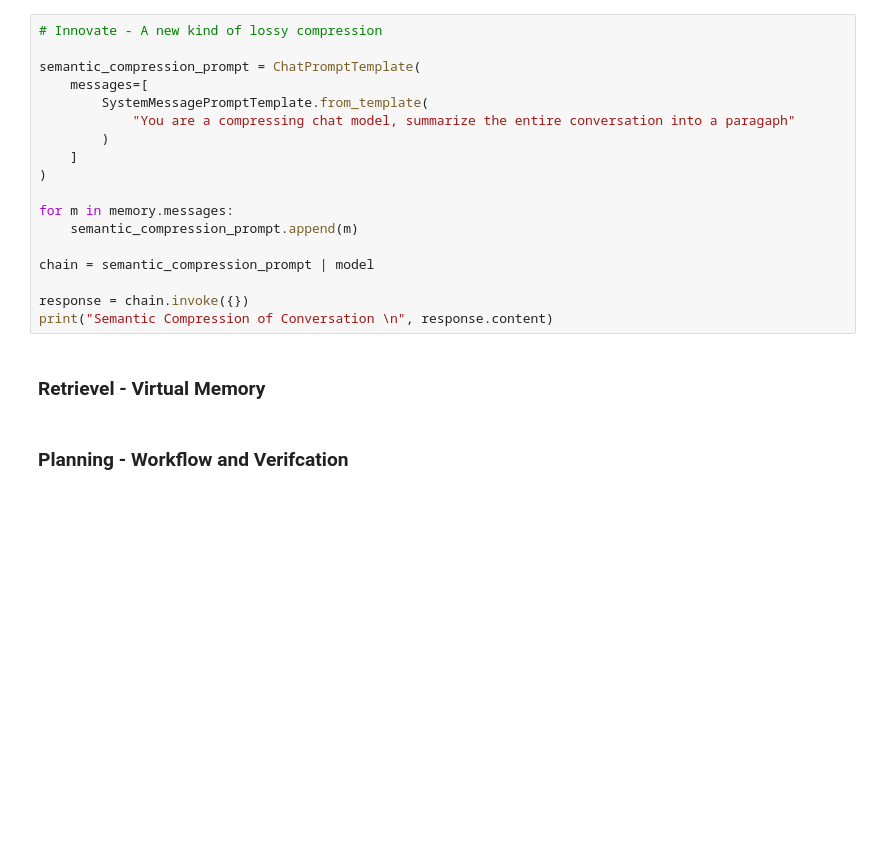
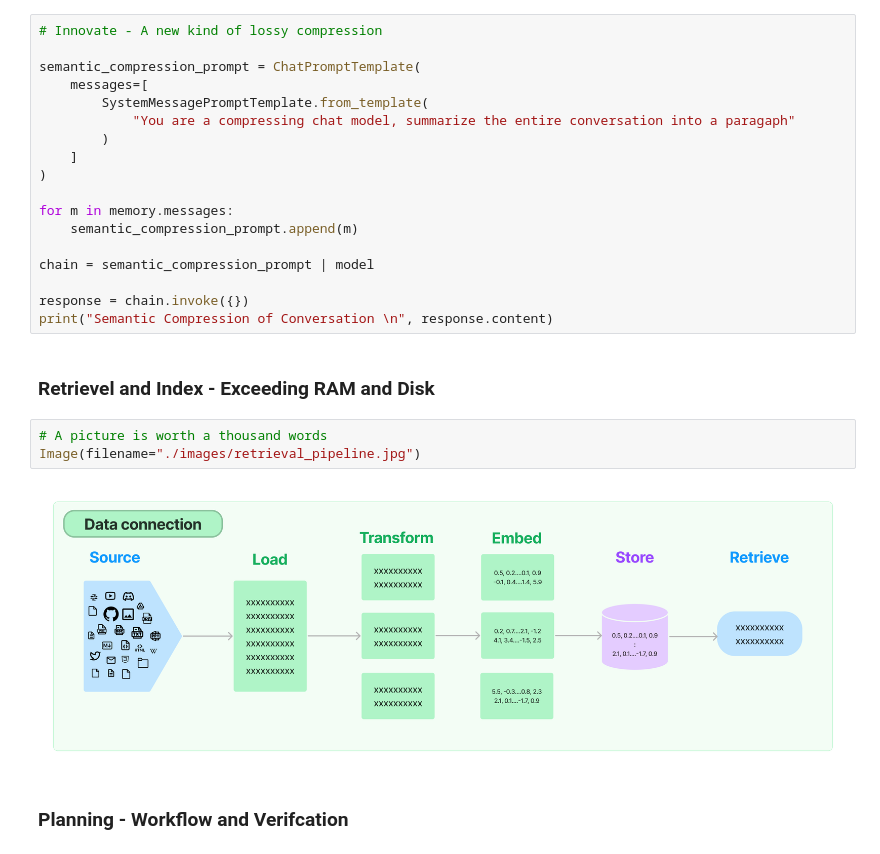
Before and after one commit to idvorkin/nlp, a Jupyter notebook: coding_llms.ipynb, the cells around one changed output. Cells and saved outputs as stored; diff of their text form; blank space fills up the shorter version.

```diff
--- a/coding_llms.ipynb
+++ b/coding_llms.ipynb
@@ -328,7 +330,12 @@ chain = semantic_compression_prompt | model
 response = chain.invoke({})
 print("Semantic Compression of Conversation \n", response.content)
 # %% [markdown]
-### Retrievel - Virtual Memory
+### Retrievel and Index - Exceeding RAM and Disk
+# %%
+# A picture is worth a thousand words
+Image(filename="./images/retrieval_pipeline.jpg")
+# %% [output]
+[figure, added]
 # %% [markdown]
 ### Planning - Workflow and Verifcation
 # %%
```
Also changed, not shown: parts of 2 cells of this notebook, 1 other file.
